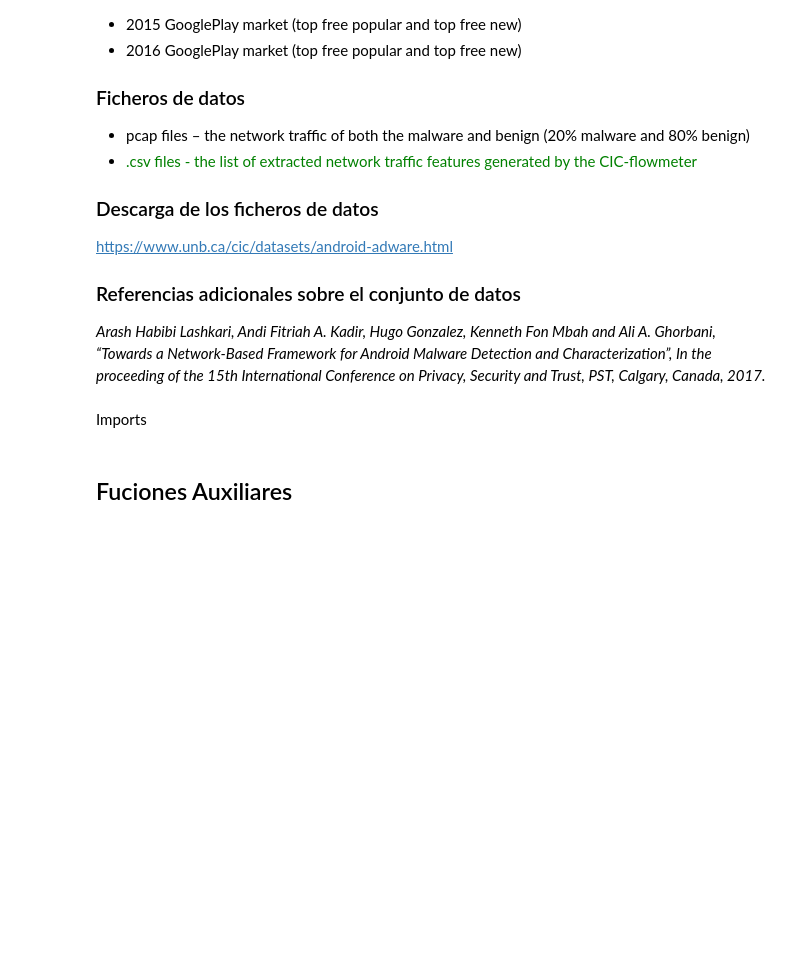
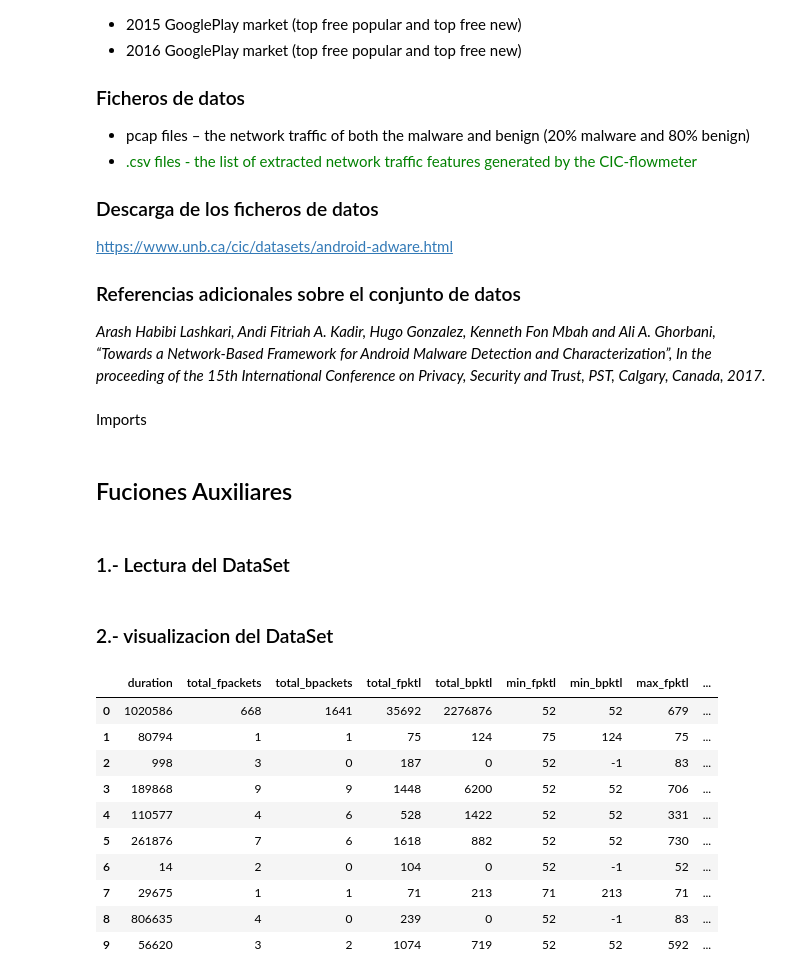
Before and after one commit to wuil2004/PLyF_2, a Jupyter notebook: Random_Forest.ipynb, the cells around one changed output. Saved outputs shown, nothing was run; the diff lists cells and outputs as text; code cells hidden in the pictures; blank space fills up the shorter version.

```diff
--- a/Random_Forest.ipynb
+++ b/Random_Forest.ipynb
@@ -50,0 +70,2 @@ from sklearn.metrics import f1_score
+# %% [markdown]
+### 1.- Lectura del DataSet
@@ -50,0 +74,16 @@ from sklearn.metrics import f1_score
+# %% [markdown]
+### 2.- visualizacion del DataSet
+# %%
+df.head(10)
+# %% [output]
+|  | duration | total_fpackets | total_bpackets | total_fpktl | total_bpktl | min_fpktl | min_bpktl | max_fpktl | ... |
+| 0 | 1020586 | 668 | 1641 | 35692 | 2276876 | 52 | 52 | 679 | ... |
+| 1 | 80794 | 1 | 1 | 75 | 124 | 75 | 124 | 75 | ... |
+| 2 | 998 | 3 | 0 | 187 | 0 | 52 | -1 | 83 | ... |
+| 3 | 189868 | 9 | 9 | 1448 | 6200 | 52 | 52 | 706 | ... |
+| 4 | 110577 | 4 | 6 | 528 | 1422 | 52 | 52 | 331 | ... |
+| 5 | 261876 | 7 | 6 | 1618 | 882 | 52 | 52 | 730 | ... |
+| 6 | 14 | 2 | 0 | 104 | 0 | 52 | -1 | 52 | ... |
+| 7 | 29675 | 1 | 1 | 71 | 213 | 71 | 213 | 71 | ... |
+| 8 | 806635 | 4 | 0 | 239 | 0 | 52 | -1 | 83 | ... |
+| 9 | 56620 | 3 | 2 | 1074 | 719 | 52 | 52 | 592 | ... |
```
Also changed, not shown: parts of 19 cells of this notebook.
